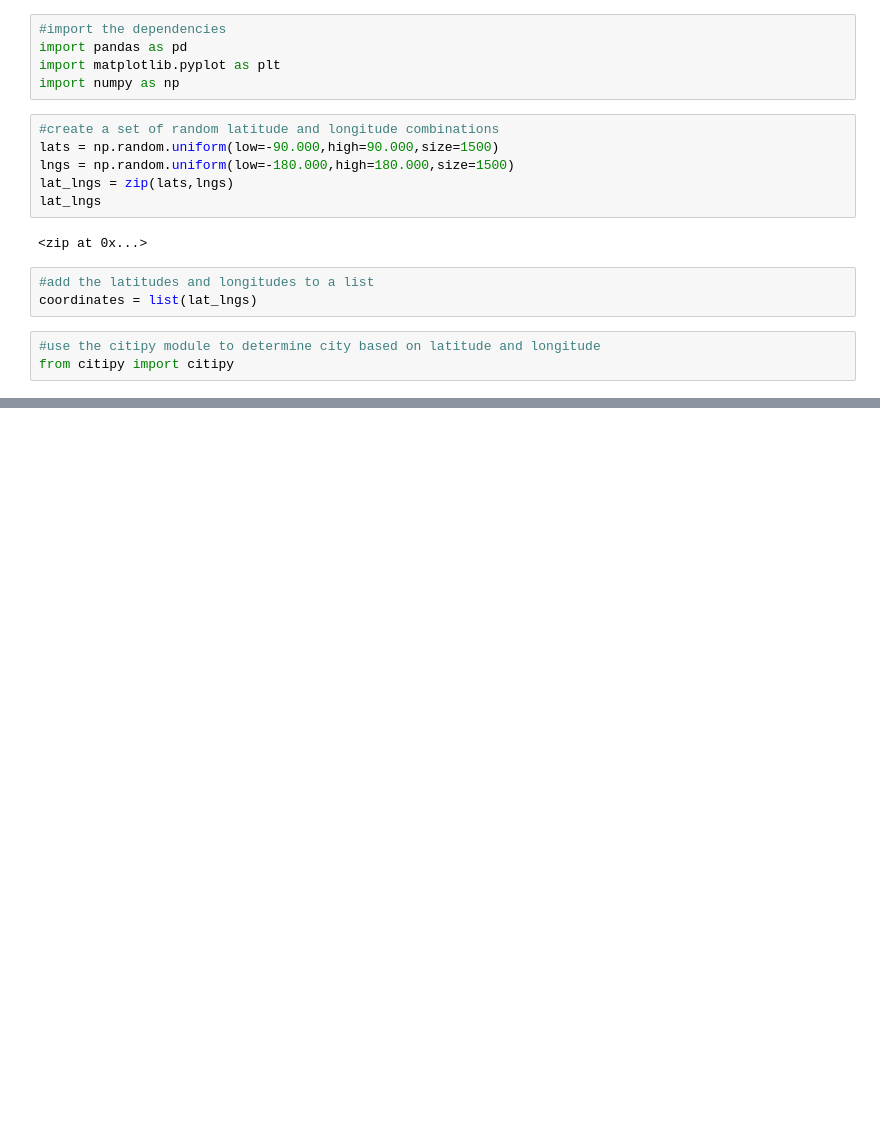
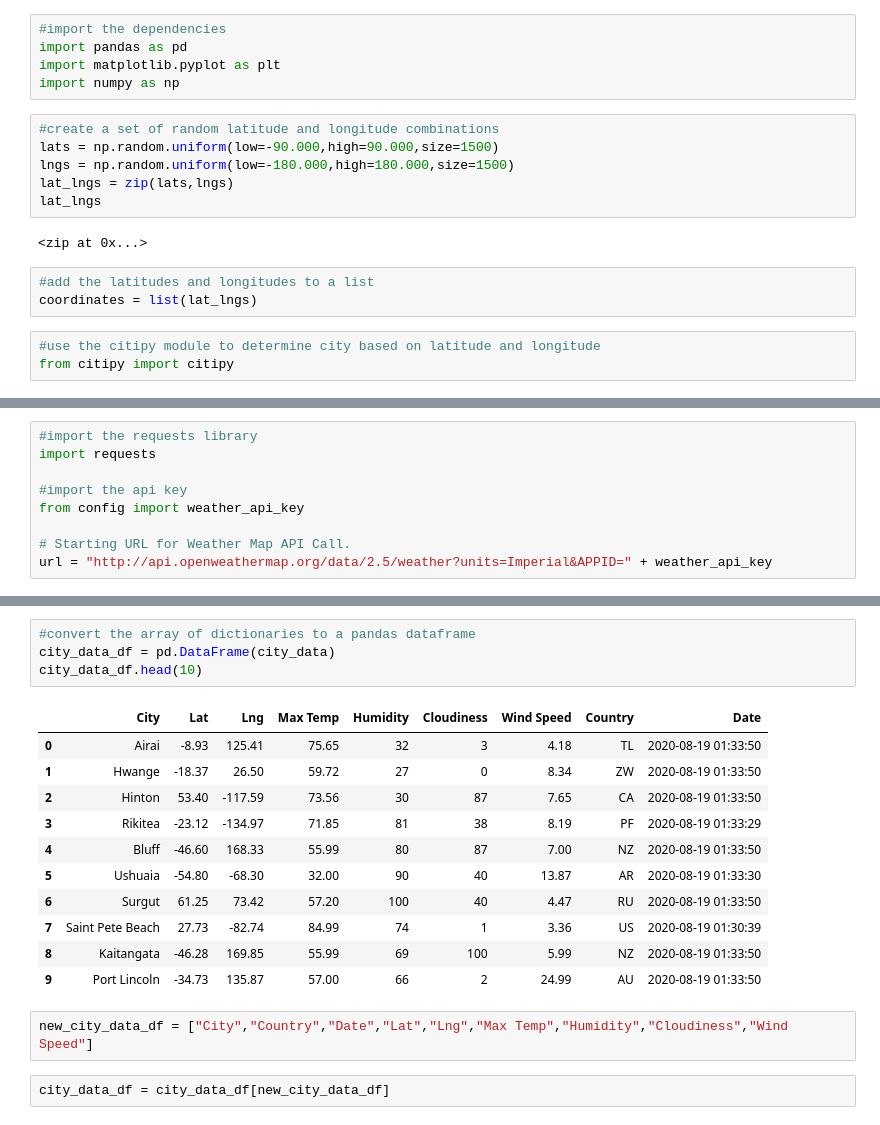
Before and after one commit to chenylk/World_Weather_Analysis, a Jupyter notebook: WeatherPy.ipynb, the cells around one changed output, grey strips where cells are left out. Cells and saved outputs as stored; diff of their text form; blank space fills up the shorter version.

Commit message:
Updated weather analysis code with JSON add on and exported data in csv format

```diff
--- a/WeatherPy.ipynb
+++ b/WeatherPy.ipynb
@@ -34,0 +35,9 @@ print(len(cities))
+# %%
+#import the requests library
+import requests
+
+#import the api key
+from config import weather_api_key
+
+# Starting URL for Weather Map API Call.
+url = "http://api.openweathermap.org/data/2.5/weather?units=Imperial&APPID=" + weather_api_key
@@ -34,0 +138,20 @@ print(len(cities))
+# %%
+#convert the array of dictionaries to a pandas dataframe
+city_data_df = pd.DataFrame(city_data)
+city_data_df.head(10)
+# %% [output]
+|  | City | Lat | Lng | Max Temp | Humidity | Cloudiness | Wind Speed | Country | Date |
+| 0 | Airai | -8.93 | 125.41 | 75.65 | 32 | 3 | 4.18 | TL | 2020-08-19 01:33:50 |
+| 1 | Hwange | -18.37 | 26.50 | 59.72 | 27 | 0 | 8.34 | ZW | 2020-08-19 01:33:50 |
+| 2 | Hinton | 53.40 | -117.59 | 73.56 | 30 | 87 | 7.65 | CA | 2020-08-19 01:33:50 |
+| 3 | Rikitea | -23.12 | -134.97 | 71.85 | 81 | 38 | 8.19 | PF | 2020-08-19 01:33:29 |
+| 4 | Bluff | -46.60 | 168.33 | 55.99 | 80 | 87 | 7.00 | NZ | 2020-08-19 01:33:50 |
+| 5 | Ushuaia | -54.80 | -68.30 | 32.00 | 90 | 40 | 13.87 | AR | 2020-08-19 01:33:30 |
+| 6 | Surgut | 61.25 | 73.42 | 57.20 | 100 | 40 | 4.47 | RU | 2020-08-19 01:33:50 |
+| 7 | Saint Pete Beach | 27.73 | -82.74 | 84.99 | 74 | 1 | 3.36 | US | 2020-08-19 01:30:39 |
+| 8 | Kaitangata | -46.28 | 169.85 | 55.99 | 69 | 100 | 5.99 | NZ | 2020-08-19 01:33:50 |
+| 9 | Port Lincoln | -34.73 | 135.87 | 57.00 | 66 | 2 | 24.99 | AU | 2020-08-19 01:33:50 |
+# %%
+new_city_data_df = ["City","Country","Date","Lat","Lng","Max Temp","Humidity","Cloudiness","Wind Speed"]
+# %%
+city_data_df = city_data_df[new_city_data_df]
```
Also changed, not shown: parts of 7 cells of this notebook, 2 other files.
